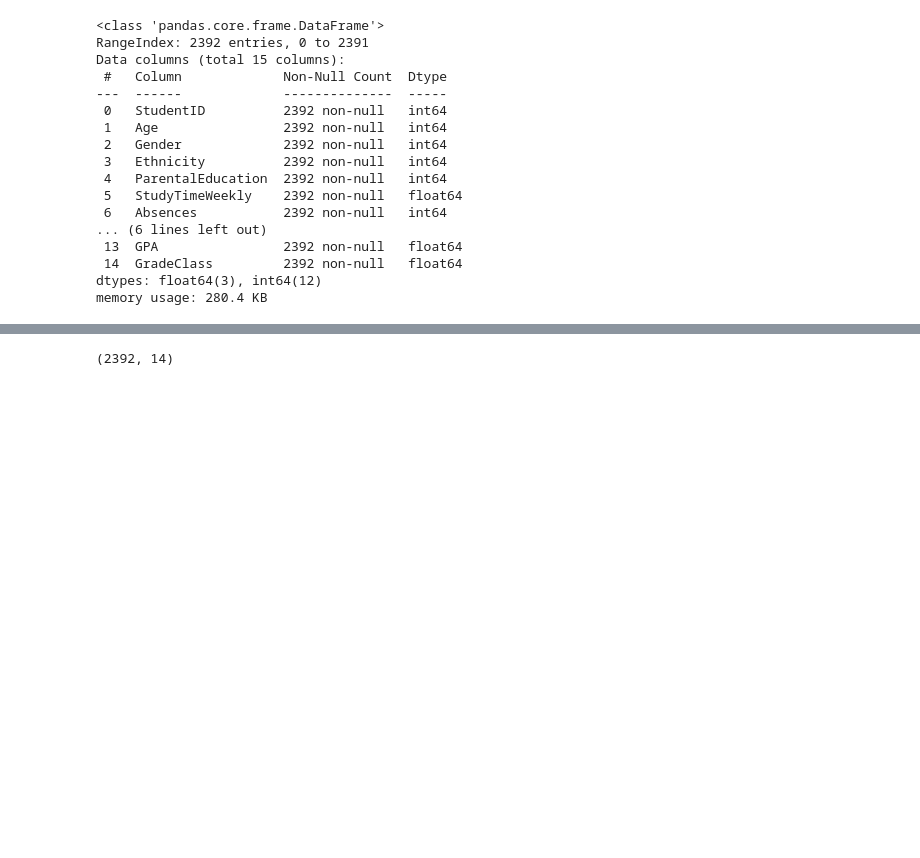
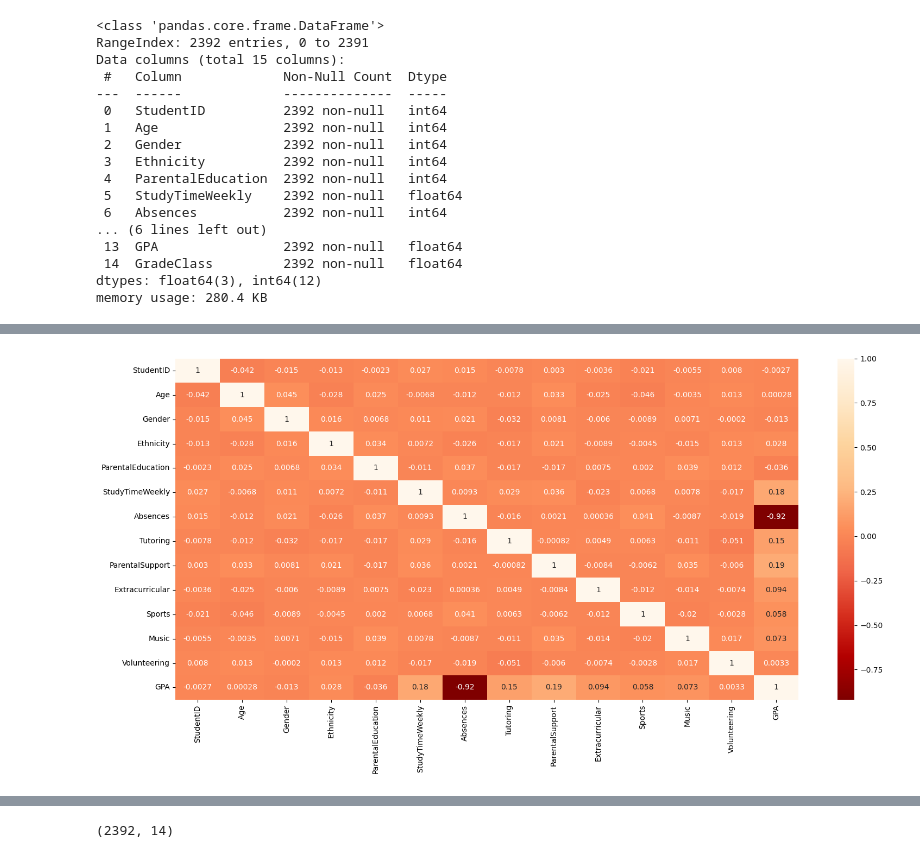
Before and after one commit to ManuOrdz/TalentoTech, a Jupyter notebook: Actividades/Clasificaccion.ipynb, the cells around one changed output, grey strips where cells are left out. Drawn from its saved outputs; the diff is of its cells as text; code cells hidden in the pictures; blank space fills up the shorter version.

```diff
--- a/Actividades/Clasificaccion.ipynb
+++ b/Actividades/Clasificaccion.ipynb
@@ -53,3 +54,9 @@ df.describe()
 # %%
 y = df['GradeClass']
 X = df.drop('GradeClass',axis=1)
+# %%
+_, ax = plt.subplots(figsize=(16,8), tight_layout=True)
+sns.heatmap(X.corr(),annot=True, cmap='OrRd_r', ax=ax)
+plt.show()
+# %% [output]
+[figure, added]
```
Also changed, not shown: parts of 12 cells of this notebook.
